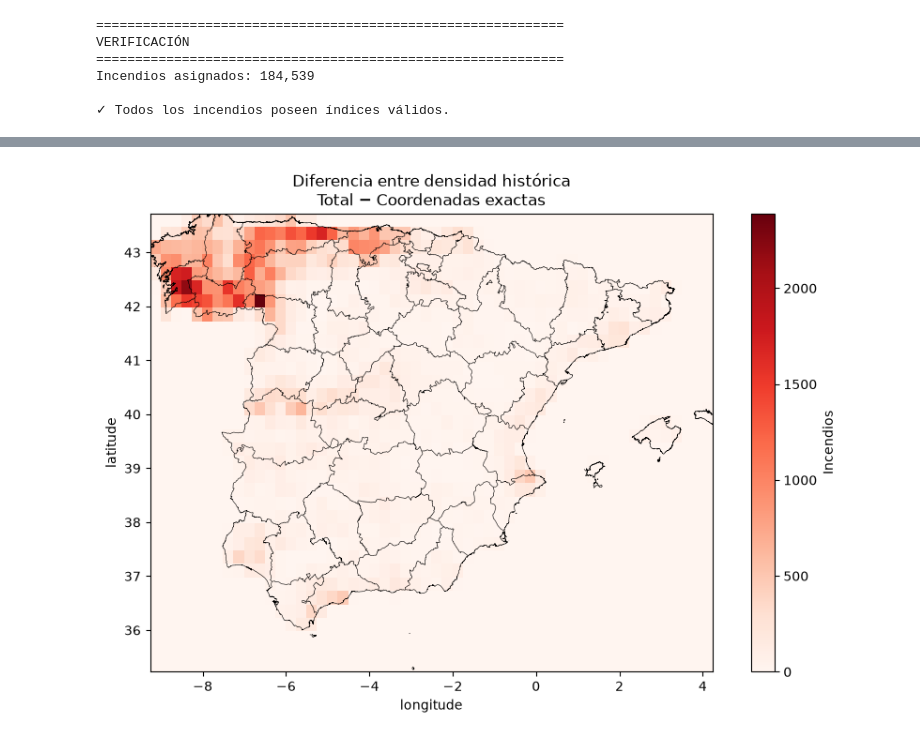
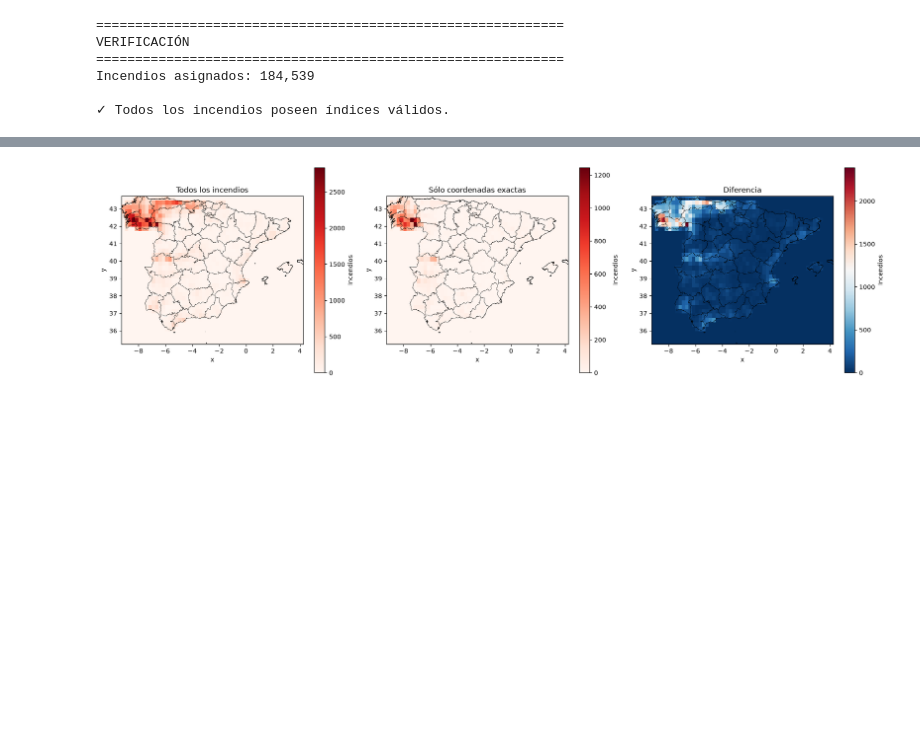
Before and after one commit to TheWhiteSavage/TrabajoFinMaster, a Jupyter notebook: 02_Preprocessing.ipynb, the cells around one changed output, grey strips where cells are left out. Saved outputs shown, nothing was run; the diff lists cells and outputs as text; code cells hidden in the pictures; blank space fills up the shorter version.

```diff
--- a/02_Preprocessing.ipynb
+++ b/02_Preprocessing.ipynb
@@ -979,32 +1160,36 @@ RMSE     : 340.171
 # %%
-diferencia = (ds_civio["densidad_total"] - ds_civio["densidad_exacta"])
+provincias = gpd.read_file(ruta_provincias).to_crs(4326)
+fig,axes = plt.subplots(1,3,figsize=(18,5))
 
-fig, ax = plt.subplots(figsize=(9,6))
+variables = {
+    "densidad_total":
+        ("Todos los incendios","Reds"),
 
-diferencia.plot(
-    ax=ax,
-    cmap="Reds",
-    cbar_kwargs={
-        "label":"Incendios"
-    }
-)
+    "densidad_exacta":
+        ("Sólo coordenadas exactas","Reds"),
 
-provincias.plot(
-    ax=ax,
-    facecolor="none",
-    edgecolor="black",
-    linewidth=0.4
-)
+    "diferencia":
+        ("Diferencia","RdBu_r")
+}
 
-ax.set_title(
-    "Diferencia entre densidad histórica\n"
-    "Total − Coordenadas exactas"
-)
+for ax,(var,(titulo,cmap)) in zip(axes,variables.items()):
+    ds_compare[var].plot(
+        ax=ax,
+        cmap=cmap,
+        cbar_kwargs={"label":"Incendios"})
+
+    provincias.plot(
+        ax=ax,
+        facecolor="none",
+        edgecolor="black",
+        linewidth=0.4)
+
+    ax.set_title(titulo)
 
 plt.tight_layout()
-plt.savefig(FIGURES / "civio_diferencias.png", dpi=300)
+plt.savefig(FIGURES/"comparacion_densidades_civio.png", dpi=300, bbox_inches="tight")
 plt.show()
 # %% [output]
-[figure, old version]
+[figure, new version]
 # %%
 # ============================================================
```
Also changed, not shown: parts of 30 cells of this notebook, 2 other files.
